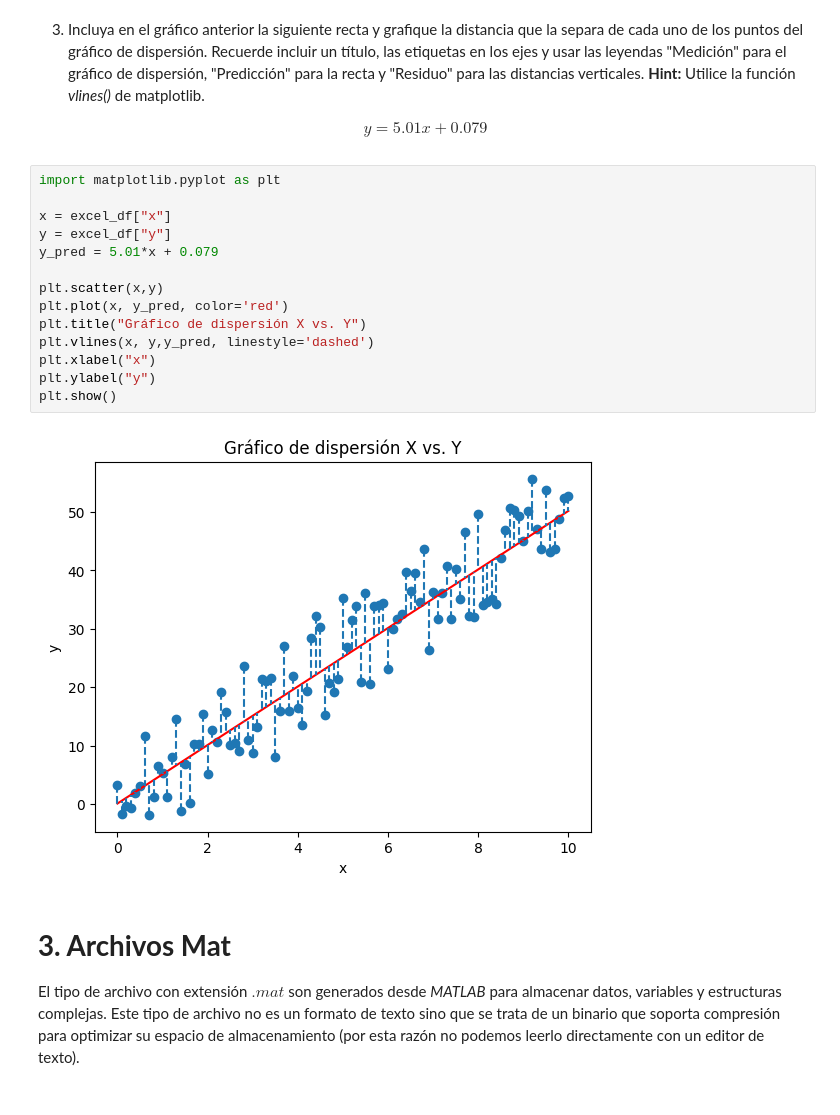
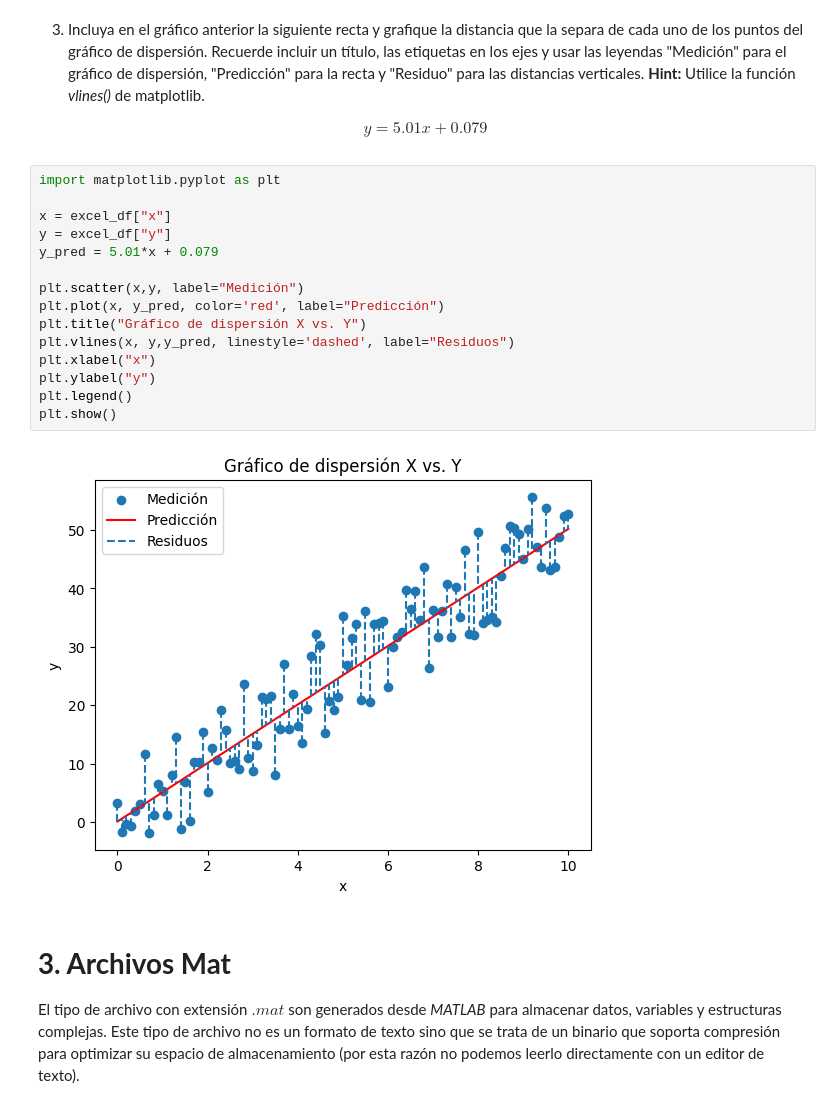
Before and after one commit to GargolasML/LabsML, a Jupyter notebook: Lab3/Laboratorio_3_20261.ipynb, the cells around one changed output. Drawn from its saved outputs; the diff is of its cells as text.

```diff
--- a/Lab3/Laboratorio_3_20261.ipynb
+++ b/Lab3/Laboratorio_3_20261.ipynb
@@ -199,19 +199,20 @@ plt.show()
 # %%
 import matplotlib.pyplot as plt
 
 x = excel_df["x"]
 y = excel_df["y"]
 y_pred = 5.01*x + 0.079
 
-plt.scatter(x,y)
-plt.plot(x, y_pred, color='red')
+plt.scatter(x,y, label="Medición")
+plt.plot(x, y_pred, color='red', label="Predicción")
 plt.title("Gráfico de dispersión X vs. Y")
-plt.vlines(x, y,y_pred, linestyle='dashed')
+plt.vlines(x, y,y_pred, linestyle='dashed', label="Residuos")
 plt.xlabel("x")
 plt.ylabel("y")
+plt.legend()
 plt.show()
 # %% [output]
-[figure, old version]
+[figure, new version]
 # %% [markdown]
 # **3. Archivos Mat**
 
```
